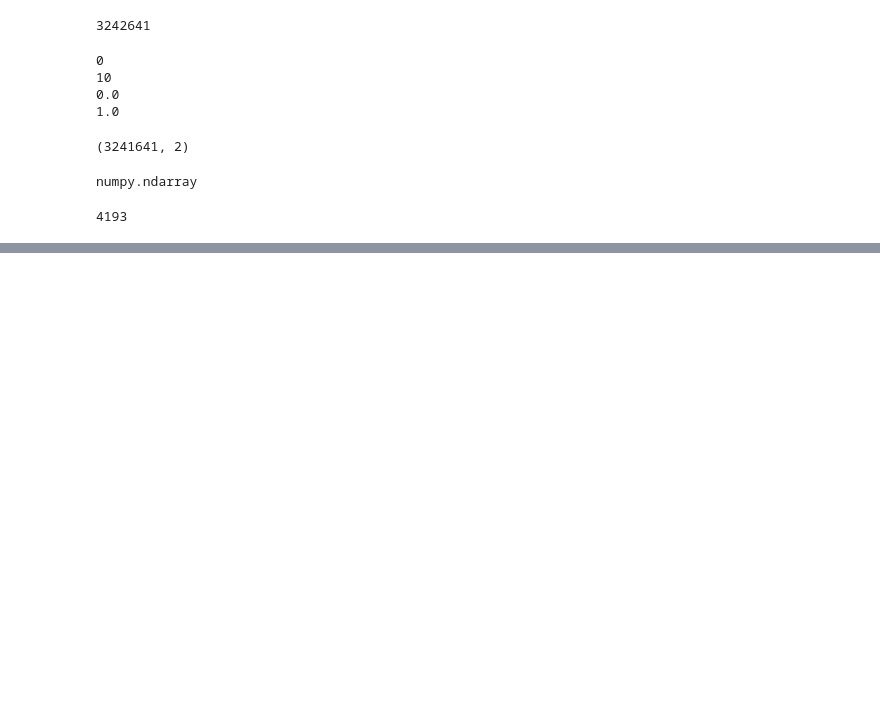
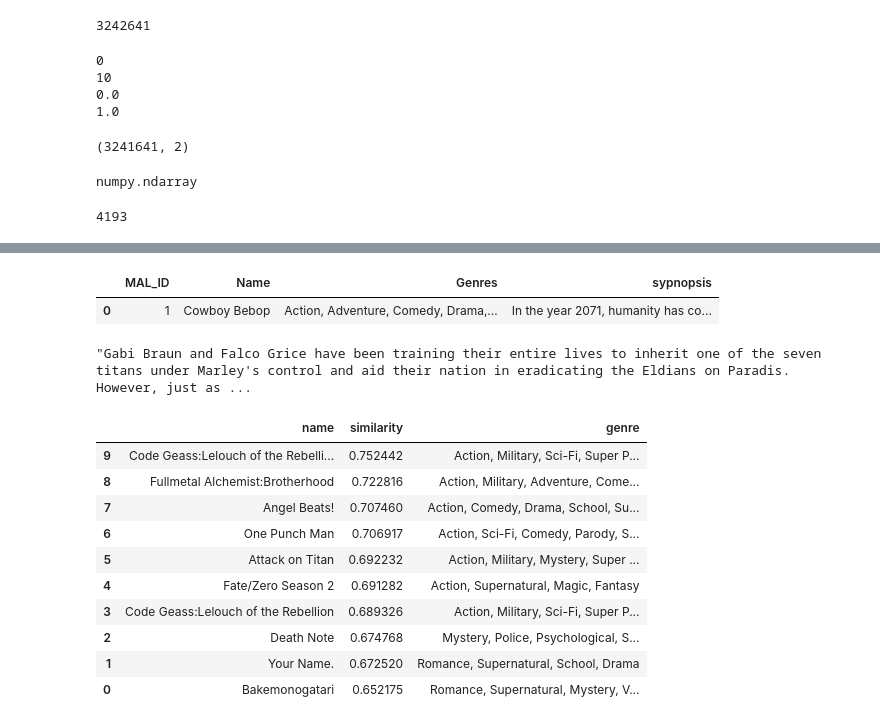
Before and after one commit to pranabmir/ProjAnimeRecommenderEngine, a Jupyter notebook: notebooks/experiments.ipynb, the cells around one changed output, grey strips where cells are left out. Cells and saved outputs as stored; diff of their text form; code cells hidden in the pictures; blank space fills up the shorter version.

```diff
--- a/notebooks/experiments.ipynb
+++ b/notebooks/experiments.ipynb
@@ -195,0 +272,7 @@ len(x_train_array[1])
+# %%
+df_anime.sort_values(by=["Score"],
+               inplace=True,
+               ascending=False,
+               kind="quicksort",
+               na_position="last")
+df_anime.columns
@@ -195,0 +288,6 @@ len(x_train_array[1])
+# %%
+def getAnimeFrame(anime,df):
+    if isinstance(anime,int):
+        return df[df.anime_id == anime]
+    if isinstance(anime,str):
+        return df[df.eng_version == anime]
@@ -195,0 +300,17 @@ len(x_train_array[1])
+# %%
+#animer with synopsis csv
+cols = ["MAL_ID","Name","Genres","sypnopsis"]
+synopsis_df = pd.read_csv(INPUT_DIR+"/anime_with_synopsis.csv",usecols=cols)
+synopsis_df.head(1)
+# %% [output]
+|  | MAL_ID | Name | Genres | sypnopsis |
+| 0 | 1 | Cowboy Bebop | Action, Adventure, Comedy, Drama,... | In the year 2071, humanity has co... |
+# %%
+def getSynopsis(anime,synopsis_df):
+    if isinstance(anime,int):
+        return synopsis_df[synopsis_df.MAL_ID == anime].sypnopsis.values[0]
+    if isinstance(anime,str):
+        return synopsis_df[synopsis_df.Name == anime].sypnopsis.values[0]
+getSynopsis(40028 , synopsis_df)
+# %% [output]
+"Gabi Braun and Falco Grice have been training their entire lives to inherit one of the seven titans under Marley's control and aid their nation in eradicating the Eldians on Paradis. However, just as ...
@@ -195,0 +367,21 @@ len(x_train_array[1])
+# %%
+find_similar(
+    "Steins;Gate",
+    anime_weights,
+    anime2anime_encoded,
+    anime2anime_decoded,
+    df_anime,
+    synopsis_df,
+)
+# %% [output]
+|  | name | similarity | genre |
+| 9 | Code Geass:Lelouch of the Rebelli... | 0.752442 | Action, Military, Sci-Fi, Super P... |
+| 8 | Fullmetal Alchemist:Brotherhood | 0.722816 | Action, Military, Adventure, Come... |
+| 7 | Angel Beats! | 0.707460 | Action, Comedy, Drama, School, Su... |
+| 6 | One Punch Man | 0.706917 | Action, Sci-Fi, Comedy, Parody, S... |
+| 5 | Attack on Titan | 0.692232 | Action, Military, Mystery, Super ... |
+| 4 | Fate/Zero Season 2 | 0.691282 | Action, Supernatural, Magic, Fantasy |
+| 3 | Code Geass:Lelouch of the Rebellion | 0.689326 | Action, Military, Sci-Fi, Super P... |
+| 2 | Death Note | 0.674768 | Mystery, Police, Psychological, S... |
+| 1 | Your Name. | 0.672520 | Romance, Supernatural, School, Drama |
+| 0 | Bakemonogatari | 0.652175 | Romance, Supernatural, Mystery, V... |
```
Also changed, not shown: parts of 28 cells of this notebook.
